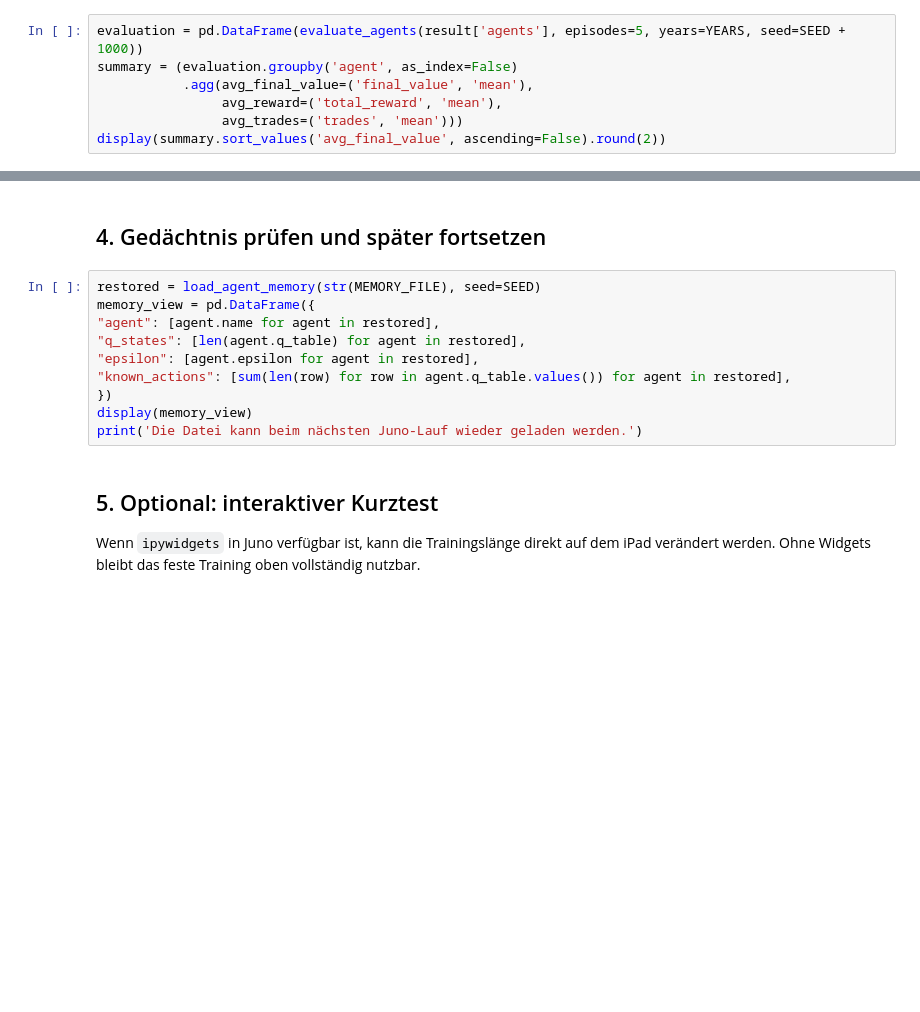
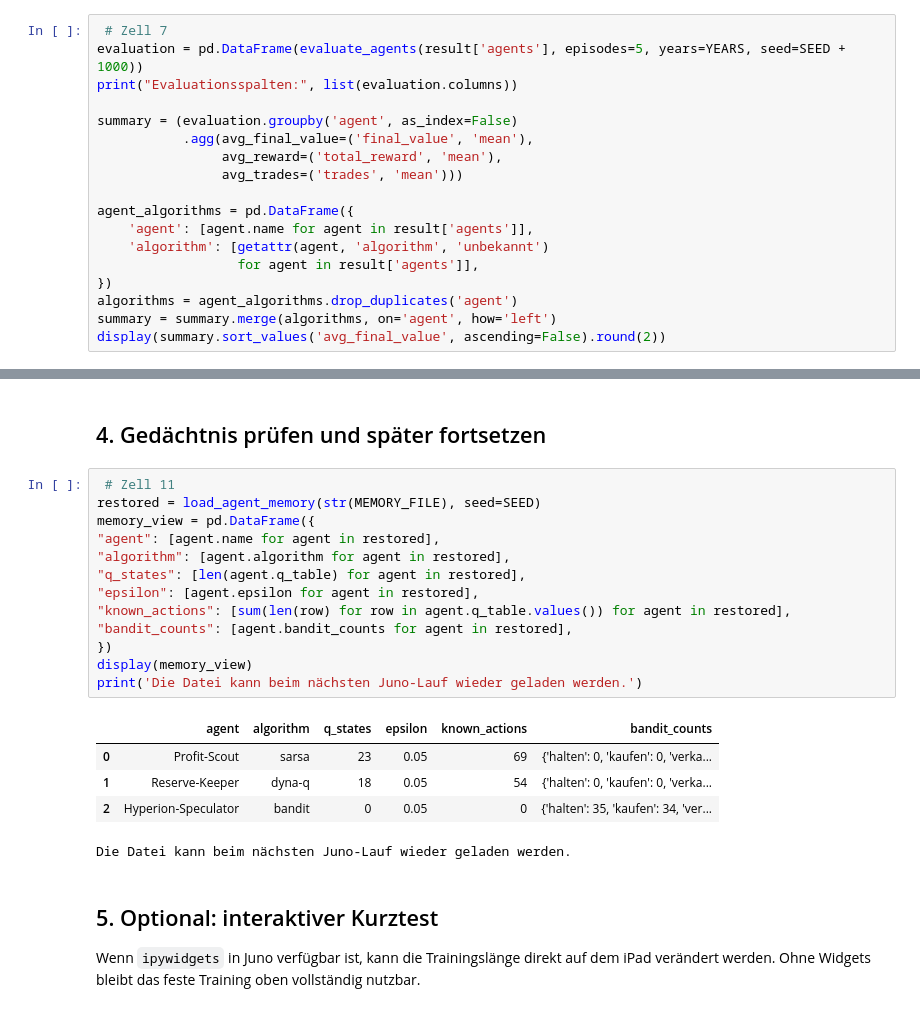
Before and after one commit to junker-joerg/OpenAIWork_MKoehler, a Jupyter notebook: Juno_AI_Agents_Demo.ipynb, the cells around one changed output, grey strips where cells are left out. Drawn from its saved outputs; the diff is of its cells as text; blank space fills up the shorter version.

Commit message:
Neuer Hyperion Ansatz mit QLearning Agenten

```diff
--- a/Juno_AI_Agents_Demo.ipynb
+++ b/Juno_AI_Agents_Demo.ipynb
@@ -49,9 +72,20 @@ plt.show()
 
 Die Bewertung nutzt neue Zufallsjahre und schaltet Exploration aus. Damit sehen wir, was die Agenten aus ihrem Gedächtnis abrufen, statt sie während der Messung weiterlernen zu lassen.
 # %%
+ # Zell 7
 evaluation = pd.DataFrame(evaluate_agents(result['agents'], episodes=5, years=YEARS, seed=SEED + 1000))
+print("Evaluationsspalten:", list(evaluation.columns))
+
 summary = (evaluation.groupby('agent', as_index=False)
            .agg(avg_final_value=('final_value', 'mean'),
                 avg_reward=('total_reward', 'mean'),
                 avg_trades=('trades', 'mean')))
+
+agent_algorithms = pd.DataFrame({
+    'agent': [agent.name for agent in result['agents']],
+    'algorithm': [getattr(agent, 'algorithm', 'unbekannt')
+                  for agent in result['agents']],
+})
+algorithms = agent_algorithms.drop_duplicates('agent')
+summary = summary.merge(algorithms, on='agent', how='left')
 display(summary.sort_values('avg_final_value', ascending=False).round(2))
@@ -67,16 +372,27 @@ plt.show()
 # %% [markdown]
+<!-- Zell 10 -->
 ## 4. Gedächtnis prüfen und später fortsetzen
 # %%
+ # Zell 11
 restored = load_agent_memory(str(MEMORY_FILE), seed=SEED)
 memory_view = pd.DataFrame({
 "agent": [agent.name for agent in restored],
+"algorithm": [agent.algorithm for agent in restored],
 "q_states": [len(agent.q_table) for agent in restored],
 "epsilon": [agent.epsilon for agent in restored],
 "known_actions": [sum(len(row) for row in agent.q_table.values()) for agent in restored],
+"bandit_counts": [agent.bandit_counts for agent in restored],
 })
 display(memory_view)
 print('Die Datei kann beim nächsten Juno-Lauf wieder geladen werden.')
+# %% [output]
+|  | agent | algorithm | q_states | epsilon | known_actions | bandit_counts |
+| 0 | Profit-Scout | sarsa | 23 | 0.05 | 69 | {'halten': 0, 'kaufen': 0, 'verka... |
+| 1 | Reserve-Keeper | dyna-q | 18 | 0.05 | 54 | {'halten': 0, 'kaufen': 0, 'verka... |
+| 2 | Hyperion-Speculator | bandit | 0 | 0.05 | 0 | {'halten': 35, 'kaufen': 34, 'ver... |
+Die Datei kann beim nächsten Juno-Lauf wieder geladen werden.
 # %% [markdown]
+<!-- Zell 12 -->
 ## 5. Optional: interaktiver Kurztest
 
 Wenn `ipywidgets` in Juno verfügbar ist, kann die Trainingslänge direkt auf dem iPad verändert werden. Ohne Widgets bleibt das feste Training oben vollständig nutzbar.
```
Also changed, not shown: parts of 12 cells of this notebook, 15 other files.
